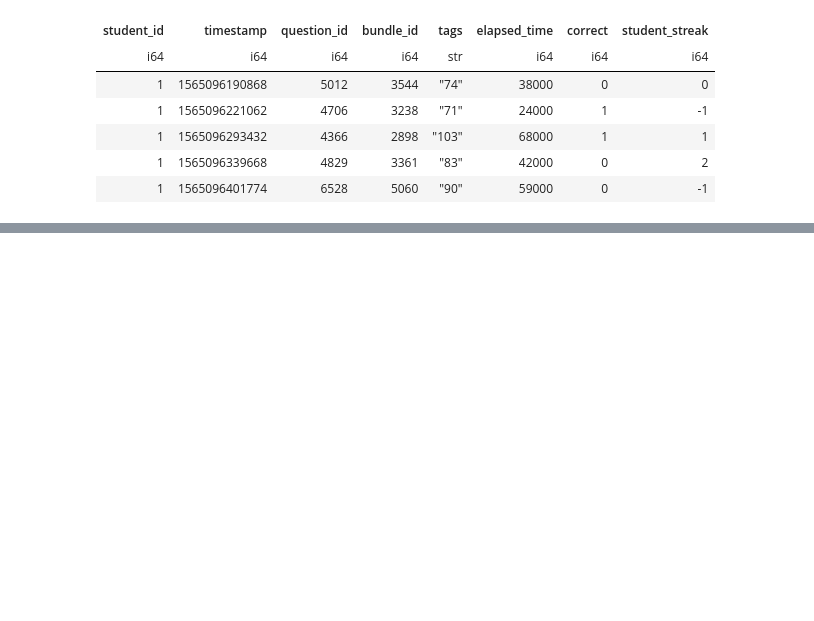
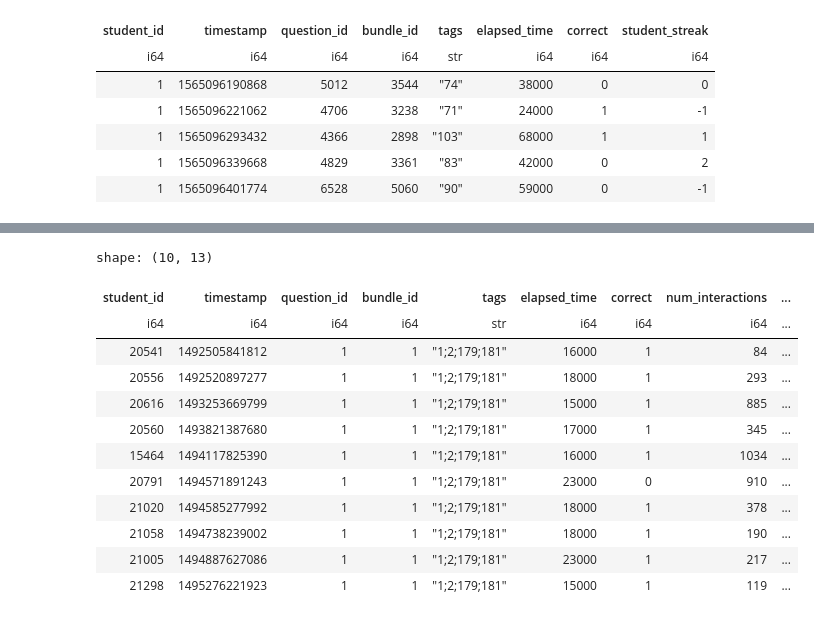
Before and after one commit to bbelandr/MachineLearningProject, a Jupyter notebook: feature_eng.ipynb, the cells around one changed output, grey strips where cells are left out. Drawn from its saved outputs; the diff is of its cells as text; code cells hidden in the pictures; blank space fills up the shorter version.

```diff
--- a/feature_eng.ipynb
+++ b/feature_eng.ipynb
@@ -597,0 +685,18 @@ final_val_df.write_parquet(r".\Data\final_val_data.parquet")
+# %%
+# sanity check - we're looking to make sure that training set sequentially updates bayes_rolling_acc and validation set DOES NOT
+final_train_df = final_train_df.sort(["question_id", "timestamp"])
+final_train_df.head(10)
+# %% [output]
+shape: (10, 13)
+| student_id | timestamp | question_id | bundle_id | tags | elapsed_time | correct | num_interactions | ... |
+| i64 | i64 | i64 | i64 | str | i64 | i64 | i64 | ... |
+| 20541 | 1492505841812 | 1 | 1 | "1;2;179;181" | 16000 | 1 | 84 | ... |
+| 20556 | 1492520897277 | 1 | 1 | "1;2;179;181" | 18000 | 1 | 293 | ... |
+| 20616 | 1493253669799 | 1 | 1 | "1;2;179;181" | 15000 | 1 | 885 | ... |
+| 20560 | 1493821387680 | 1 | 1 | "1;2;179;181" | 17000 | 1 | 345 | ... |
+| 15464 | 1494117825390 | 1 | 1 | "1;2;179;181" | 16000 | 1 | 1034 | ... |
+| 20791 | 1494571891243 | 1 | 1 | "1;2;179;181" | 23000 | 0 | 910 | ... |
+| 21020 | 1494585277992 | 1 | 1 | "1;2;179;181" | 18000 | 1 | 378 | ... |
+| 21058 | 1494738239002 | 1 | 1 | "1;2;179;181" | 18000 | 1 | 190 | ... |
+| 21005 | 1494887627086 | 1 | 1 | "1;2;179;181" | 23000 | 1 | 217 | ... |
+| 21298 | 1495276221923 | 1 | 1 | "1;2;179;181" | 15000 | 1 | 119 | ... |
```
Also changed, not shown: parts of 6 cells of this notebook.
